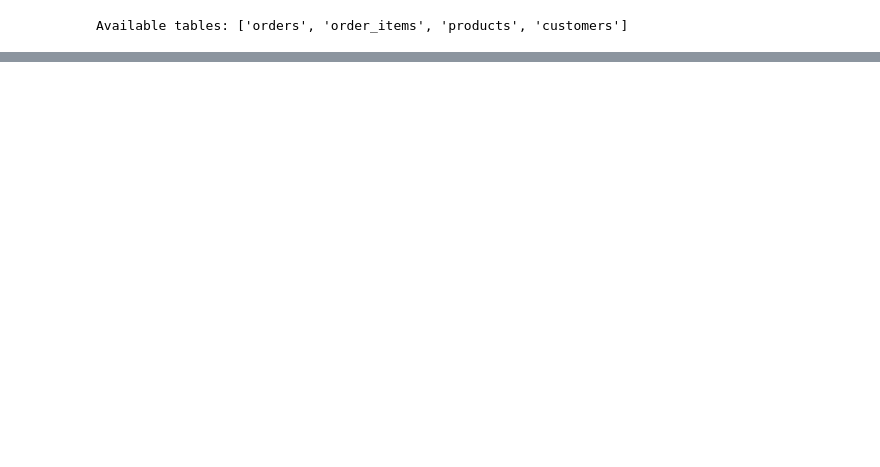
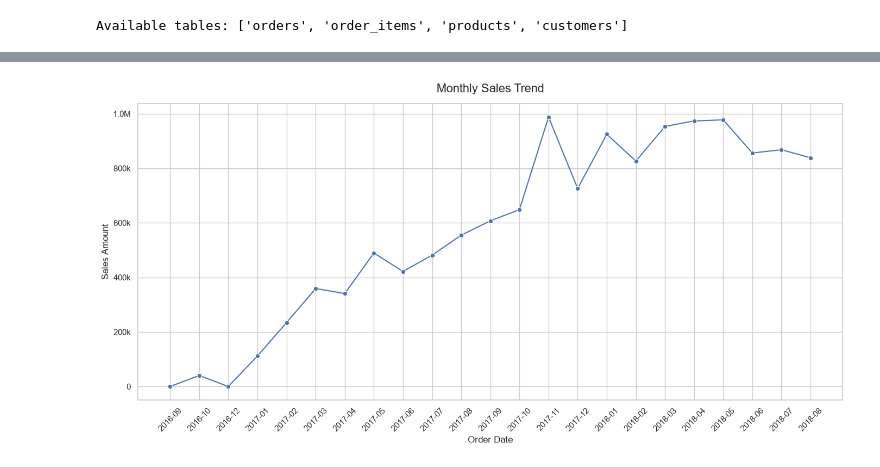
Before and after one commit to Chrzanisko/data-driven-ecommerce, a Jupyter notebook: notebooks/eda.ipynb, the cells around one changed output, grey strips where cells are left out. Saved outputs shown, nothing was run; the diff lists cells and outputs as text; code cells hidden in the pictures; blank space fills up the shorter version.

```diff
--- a/notebooks/eda.ipynb
+++ b/notebooks/eda.ipynb
@@ -2,7 +2,12 @@
 import sqlite3
 import pandas as pd
 import matplotlib.pyplot as plt
+import matplotlib.ticker as ticker
 import seaborn as sns
+import os
+
+base_dir = os.path.dirname(os.getcwd())
+images_dir = os.path.join(base_dir, 'images')
 
 sns.set_theme(style="whitegrid")
 
@@ -38,0 +48,23 @@ df_trend.head()
+# %%
+plt.figure(figsize=(14, 7))
+
+sns.lineplot(
+    x='month',
+    y='revenue',
+    data=df_trend,
+    marker='o',
+    )
+
+plt.title('Monthly Sales Trend', fontsize=16, pad=15)
+plt.xlabel('Order Date', fontsize=12)
+plt.ylabel('Sales Amount', fontsize=12)
+plt.xticks(rotation=45)
+ax = plt.gca()
+ax.yaxis.set_major_formatter(ticker.FuncFormatter(lambda x, pos: f'{x*1e-6:.1f}M' if x >= 1e6 else f'{x*1e-3:.0f}k' if x >= 1e3 else f'{x:.0f}'))
+
+plt.tight_layout()
+
+plt.savefig(os.path.join(images_dir, 'Monthly_Sales_Trend.png'))
+plt.show()
+# %% [output]
+[figure, added]
```
Also changed, not shown: parts of 13 cells of this notebook, 6 other files.
